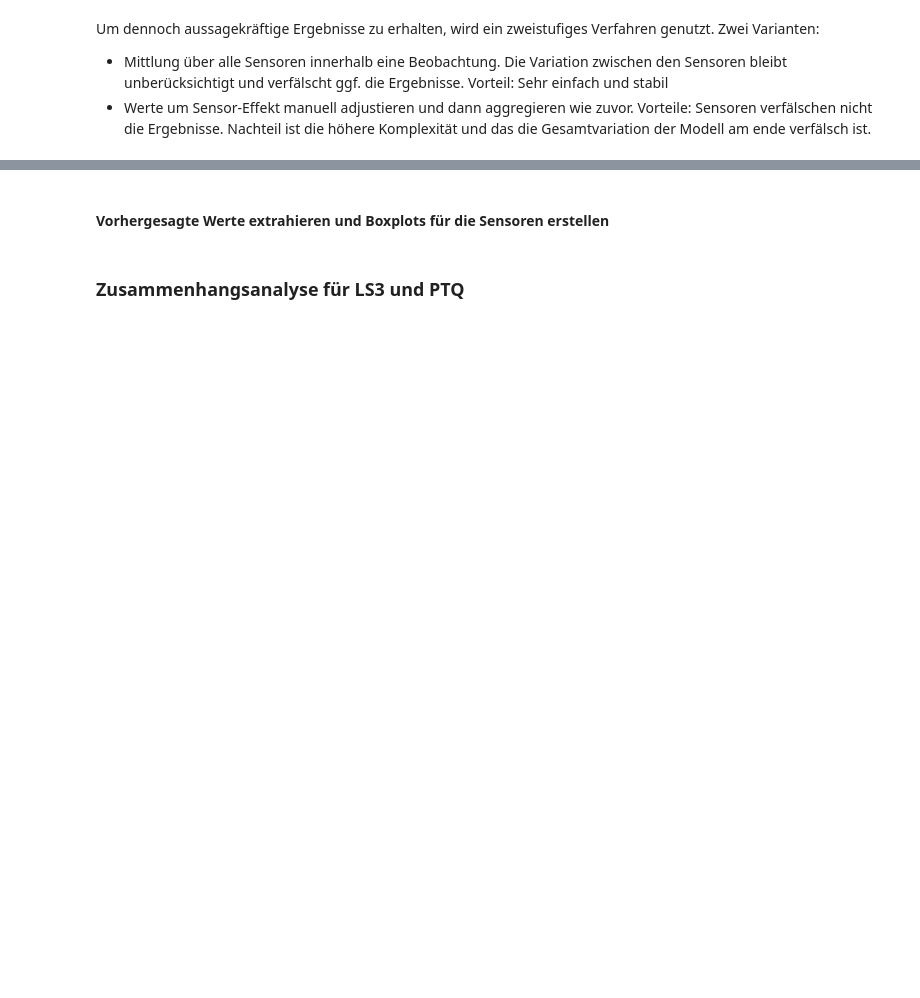
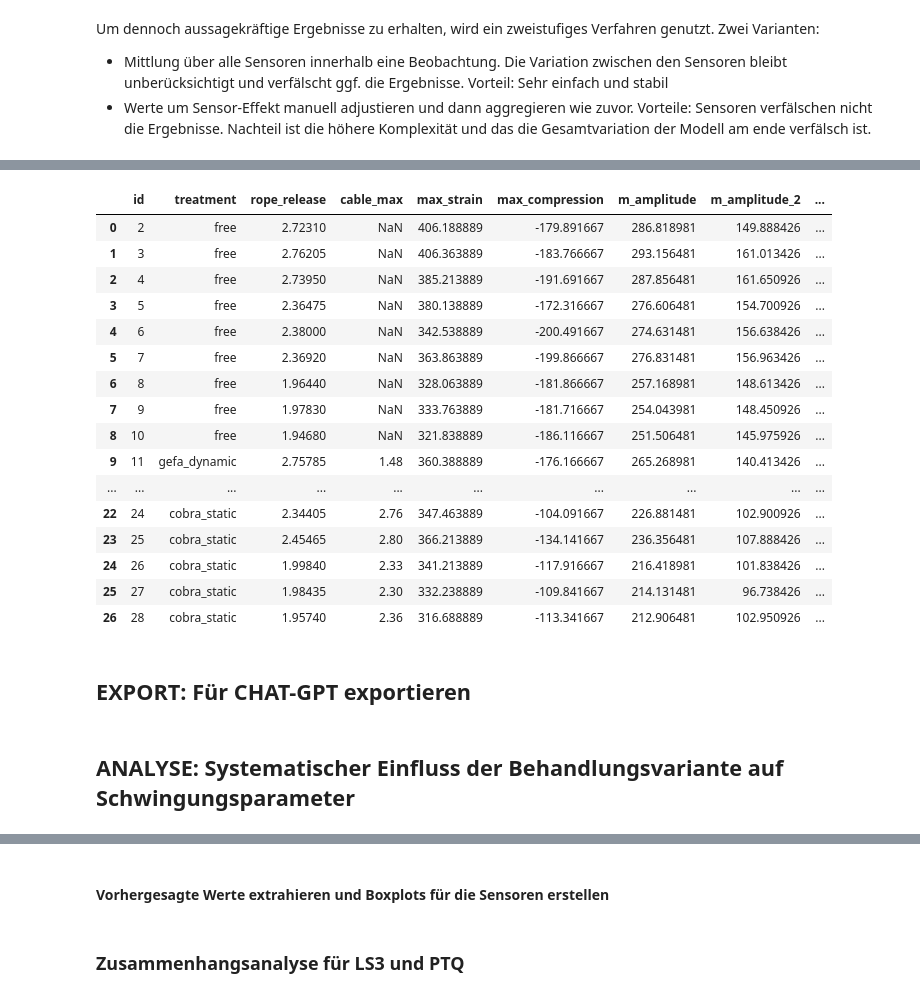
Before and after one commit to kyellsen/2023_Kronensicherung_Plesse_Kraefte_Schwingungen, a Jupyter notebook: 2023_Kronensicherung_Plesse_530_Analyse_Schwingungen.ipynb, the cells around one changed output, grey strips where cells are left out. Drawn from its saved outputs; the diff is of its cells as text; code cells hidden in the pictures; blank space fills up the shorter version.

Commit message:
Schwingung ANCOVA

```diff
--- a/2023_Kronensicherung_Plesse_530_Analyse_Schwingungen.ipynb
+++ b/2023_Kronensicherung_Plesse_530_Analyse_Schwingungen.ipynb
@@ -151,7 +206,7 @@ for var in variables:
 Ziel: Feststellen, ob die Variation durch unterschiedliche Sensorpostion relativ zur behandlungsbedingten Variation relevant ist.
 # %%
 # Plot erstellen
-for var in variables:
+for i, var in enumerate(variables):
     fig = plt.figure(figsize=(8, 5))
     sns.boxplot(x="sensor_name", y=var, data=df, hue="treatment", palette=treatment_color_dict,  dodge=True)
     # Stripplot: Punkte zur Veranschaulichung der Verteilung
@@ -162,12 +217,12 @@ for var in variables:
     plt.ylabel(get_label_from_dict(var, data_dict, use_full=True))
     plt.tight_layout()
     #plt.show()
-    PLOT_MANAGER.save_plot(fig, filename=f"effect_sensor_treatment_{var}", subdir="ptq_osc/sensor_treatment")
+    PLOT_MANAGER.save_plot(fig, filename=f"sensor_effect_by_treatment_{i}_{var}", subdir="ptq_osc_sensor_effect_by_treatment")
 # %% [markdown]
 Ziel: Feststellen, ob die Variation durch unterschiedliche Behandlungen relativ zur sensorbedingten Variation relevant ist.
 # %%
 # Plot erstellen
-for var in variables:
+for i, var in enumerate(variables):
     fig = plt.figure(figsize=(8, 5))
     sns.boxplot(x="treatment", y=var, data=df, palette=sensor_color_dict, hue='sensor_name')
     sns.stripplot(x="treatment", y=var, data=df, palette=sensor_color_dict, hue='sensor_name', dodge=True, alpha=1, jitter=True, size=5, legend=False)
@@ -176,5 +231,5 @@ for var in variables:
     plt.ylabel(get_label_from_dict(var, data_dict, use_full=True))
     plt.tight_layout()
     #plt.show()
-    PLOT_MANAGER.save_plot(fig, filename=f"effect_treatment_sensor_{var}", subdir="ptq_osc/treatment_sensor")
+    PLOT_MANAGER.save_plot(fig, filename=f"treatment_effect_by_sensor_{i}_{var}", subdir="ptq_osc_treatment_effect_by_sensor")
 # %% [markdown]
@@ -233,19 +460,11 @@ Nicht jeder Parameter wird durch `rope_release` beeinflusst. Nur für jene Param
 # %%
-# Definiere die Liste der Variablen, bei denen rope_release entfernt werden soll
-relevant_vars_rope_release = ['m_amplitude', 'm_amplitude_2', 'max_strain', 'max_compression']
 model_dict = {}
 # Erstelle eine Kopie des Original-DataFrames
 df_copy = df.copy()
 
 for var in variables:
     try:
-        # Wähle die Modellformel abhängig davon, ob rope_release berücksichtigt werden soll
-        if var in relevant_vars_rope_release:
-            formula = f"{var} ~ C(sensor_name) + rope_release"
-        else:
-            formula = f"{var} ~ C(sensor_name)"
-
-        model = smf.ols(formula, data=df).fit()
+        model = smf.ols(f"{var} ~ C(sensor_name)", data=df).fit()
 
         # Speichere das Modell im Dictionary (so hast du per Variable die komplette Summary)
         model_dict[var] = model
@@ -258,8 +477,8 @@ for var in variables:
 # Aggregiere über die ID – hier wird der Mittelwert der adjustierten Werte berechnet.
 df_adj = df_copy.groupby("id").agg({f"{var}_adj": "mean" for var in variables}).reset_index()
 # Ergänze zusätzliche Variablen (z.B. treatment und rope_release)
-treatment_df = df[["id", "treatment", "rope_release"]].drop_duplicates()
+treatment_df = df[add_variables].drop_duplicates()
 df_adj = df_adj.merge(treatment_df, on="id")
 
 # Ausgabe der deskriptiven Statistik
-print(df_adj.describe())
+df_adj.describe()
@@ -696,0 +659,32 @@ PLOT_MANAGER.save_plot(fig, filename="effect_of_treatment_without_rope_release_s
+# %%
+# 1. Alle "_adj"‑Suffixe aus den Spaltennamen entfernen
+df_adj = df_adj.rename(columns=lambda x: x[:-4] if x.endswith("_adj") else x)
+
+# 2. Gewünschte Spalten vorne in der Reihenfolge id, treatment, rope_release, cable_max
+front = add_variables
+# Alle übrigen Spalten, in der vorhandenen Reihenfolge
+rest = [c for c in df_adj.columns if c not in front]
+
+# 3. DataFrame umsortieren
+df_adj = df_adj[front + rest]
+df_adj
+# %% [output]
+|  | id | treatment | rope_release | cable_max | max_strain | max_compression | m_amplitude | m_amplitude_2 | ... |
+| 0 | 2 | free | 2.72310 | NaN | 406.188889 | -179.891667 | 286.818981 | 149.888426 | ... |
+| 1 | 3 | free | 2.76205 | NaN | 406.363889 | -183.766667 | 293.156481 | 161.013426 | ... |
+| 2 | 4 | free | 2.73950 | NaN | 385.213889 | -191.691667 | 287.856481 | 161.650926 | ... |
+| 3 | 5 | free | 2.36475 | NaN | 380.138889 | -172.316667 | 276.606481 | 154.700926 | ... |
+| 4 | 6 | free | 2.38000 | NaN | 342.538889 | -200.491667 | 274.631481 | 156.638426 | ... |
+| 5 | 7 | free | 2.36920 | NaN | 363.863889 | -199.866667 | 276.831481 | 156.963426 | ... |
+| 6 | 8 | free | 1.96440 | NaN | 328.063889 | -181.866667 | 257.168981 | 148.613426 | ... |
+| 7 | 9 | free | 1.97830 | NaN | 333.763889 | -181.716667 | 254.043981 | 148.450926 | ... |
+| 8 | 10 | free | 1.94680 | NaN | 321.838889 | -186.116667 | 251.506481 | 145.975926 | ... |
+| 9 | 11 | gefa_dynamic | 2.75785 | 1.48 | 360.388889 | -176.166667 | 265.268981 | 140.413426 | ... |
+| ... | ... | ... | ... | ... | ... | ... | ... | ... | ... |
+| 22 | 24 | cobra_static | 2.34405 | 2.76 | 347.463889 | -104.091667 | 226.881481 | 102.900926 | ... |
+| 23 | 25 | cobra_static | 2.45465 | 2.80 | 366.213889 | -134.141667 | 236.356481 | 107.888426 | ... |
+| 24 | 26 | cobra_static | 1.99840 | 2.33 | 341.213889 | -117.916667 | 216.418981 | 101.838426 | ... |
+| 25 | 27 | cobra_static | 1.98435 | 2.30 | 332.238889 | -109.841667 | 214.131481 | 96.738426 | ... |
+| 26 | 28 | cobra_static | 1.95740 | 2.36 | 316.688889 | -113.341667 | 212.906481 | 102.950926 | ... |
+# %% [markdown]
+## EXPORT: Für CHAT-GPT exportieren
@@ -696,0 +693,2 @@ PLOT_MANAGER.save_plot(fig, filename="effect_of_treatment_without_rope_release_s
+# %% [markdown]
+## ANALYSE: Systematischer Einfluss der Behandlungsvariante auf Schwingungsparameter
```
Also changed, not shown: parts of 86 cells of this notebook, 6 other files.
